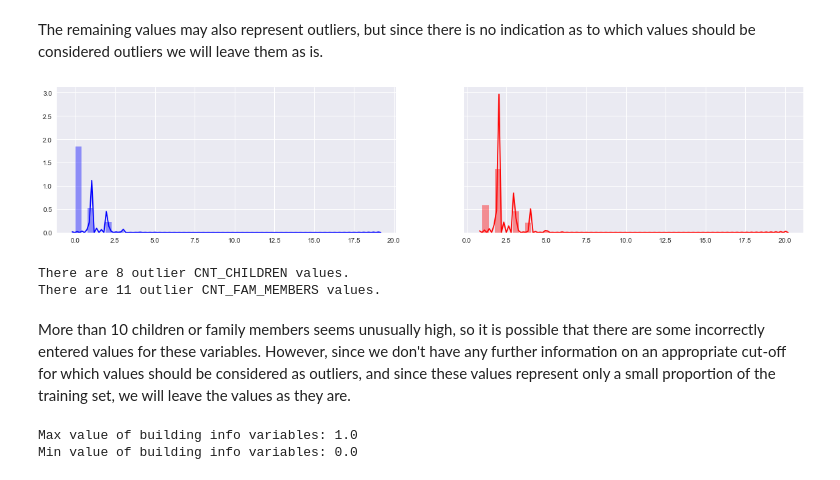
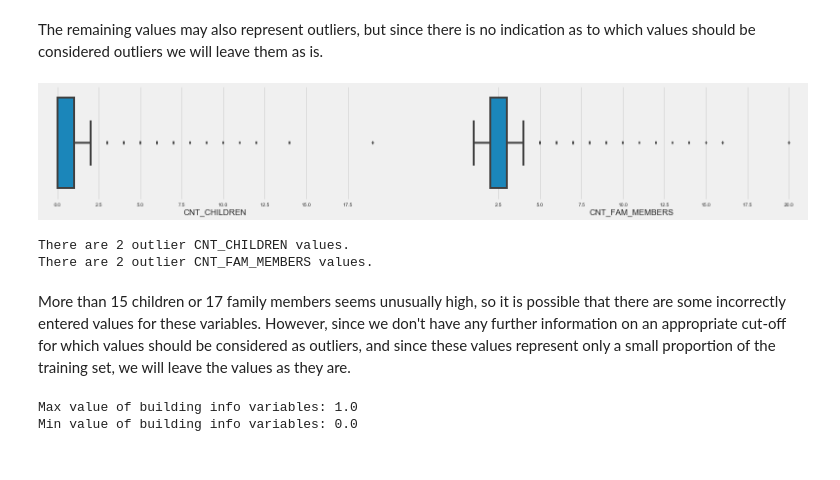
Before and after one commit to chelsealuisa/home-credit, a Jupyter notebook: home-credit-eda.ipynb, the cells around one changed output. Drawn from its saved outputs; the diff is of its cells as text; code cells hidden in the pictures.

```diff
--- a/home-credit-eda.ipynb
+++ b/home-credit-eda.ipynb
@@ -127,5 +127,15 @@ We appear to have an imbalanced class problem. Many more people were classified
 ### Outliers
 Next we will check for outliers in the data. Outliers may be the result of data entry errors, or they could be valid but extreme measurements. Outliers can be detected visually using boxplots or histograms.
 #### Training set
+# %%
+# Define a function for creating boxplots
+def plot_boxplots(df,vars_list,nrows,ncols):
+    data = df
+    plt.figure(figsize=(25,4*nrows))
+    for i,col in enumerate(vars_list):
+        plt.subplot(nrows, ncols, i+1)
+        sns.boxplot(data.loc[data[col].notnull(),col], orient="h")
+        plt.xlabel(col)
+    plt.show()
 # %%
 # Boxplots for external credit score variables
@@ -279,21 +276,18 @@ sns.boxplot(app_train[['AMT_REQ_CREDIT_BUREAU_HOUR','AMT_REQ_CREDIT_BUREAU_DAY',
 The remaining values may also represent outliers, but since there is no indication as to which values should be considered outliers we will leave them as is.
 # %%
 # Next we will look at the two count variables 'CNT_CHILDREN' and 'CNT_FAM_MEMBERS'
-fig, (ax1, ax2) = plt.subplots(ncols=2, sharey=True, figsize = (20,4))
-sns.distplot(app_train[['CNT_CHILDREN']].dropna(),color='b',ax=ax1);
-sns.distplot(app_train[['CNT_FAM_MEMBERS']].dropna(),color='r',ax=ax2);
-plt.show()
+plot_boxplots(app_train,['CNT_CHILDREN','CNT_FAM_MEMBERS'],1,2)
 # %% [output]
-[figure, old version]
+[figure, new version]
 # %%
 # There appear to be some outliers. Let's examine these more closely.
-print('There are {} outlier CNT_CHILDREN values.'.format(len(app_train.CNT_CHILDREN[app_train.CNT_CHILDREN>10])))
-print('There are {} outlier CNT_FAM_MEMBERS values.'.format(len(app_train.CNT_FAM_MEMBERS[app_train.CNT_FAM_MEMBERS>10])))
+print('There are {} outlier CNT_CHILDREN values.'.format(len(app_train.CNT_CHILDREN[app_train.CNT_CHILDREN>15])))
+print('There are {} outlier CNT_FAM_MEMBERS values.'.format(len(app_train.CNT_FAM_MEMBERS[app_train.CNT_FAM_MEMBERS>17])))
 # %% [output]
-There are 8 outlier CNT_CHILDREN values.
-There are 11 outlier CNT_FAM_MEMBERS values.
+There are 2 outlier CNT_CHILDREN values.
+There are 2 outlier CNT_FAM_MEMBERS values.
 # %% [markdown]
-More than 10 children or family members seems unusually high, so it is possible that there are some incorrectly entered values for these variables. However, since we don't have any further information on an appropriate cut-off for which values should be considered as outliers, and since these values represent only a small proportion of the training set, we will leave the values as they are.
+More than 15 children or 17 family members seems unusually high, so it is possible that there are some incorrectly entered values for these variables. However, since we don't have any further information on an appropriate cut-off for which values should be considered as outliers, and since these values represent only a small proportion of the training set, we will leave the values as they are.
 # %%
 # Now look at the variables containing information about the building in which the client lives.
 # These variables have already been normalised, so we just need to check that all values lie between 0 and 1.
```
Also changed, not shown: parts of 52 cells of this notebook.
